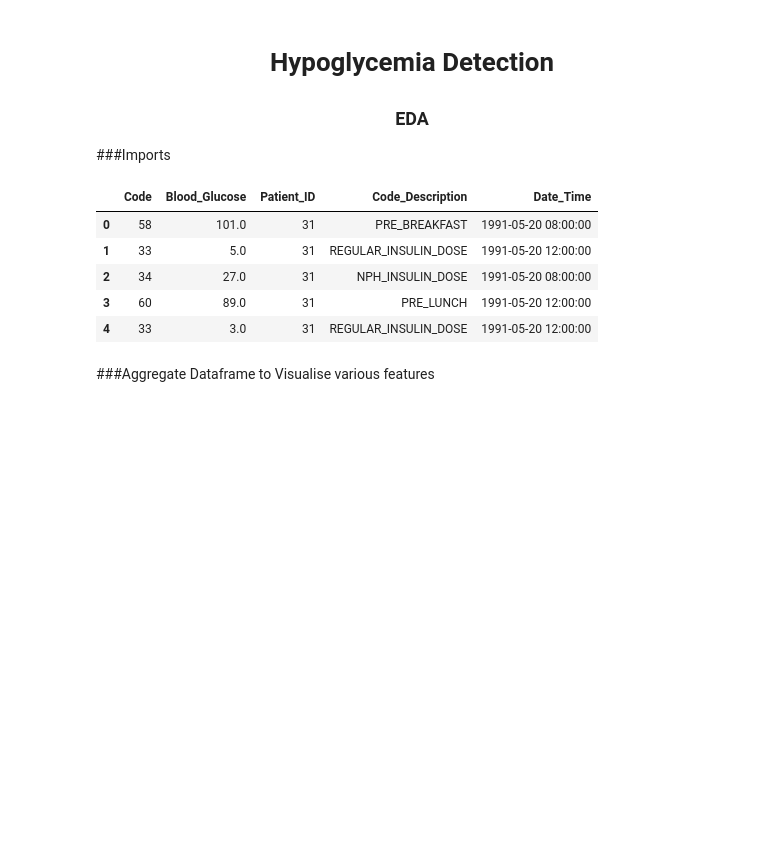
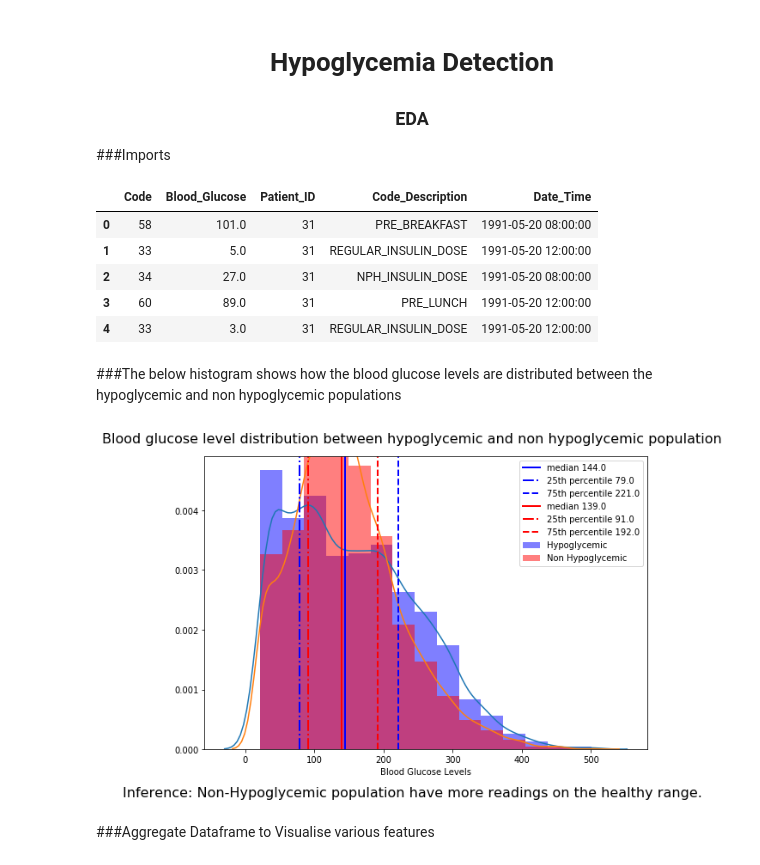
Before and after one commit to johngunaseelan/Hypoglycemia-Detection, a Jupyter notebook: Code/EDA-III.ipynb, the cells around one changed output. Cells and saved outputs as stored; diff of their text form; code cells hidden in the pictures; blank space fills up the shorter version.

```diff
--- a/Code/EDA-III.ipynb
+++ b/Code/EDA-III.ipynb
@@ -29,6 +29,48 @@ df.head()
 | 2 | 34 | 27.0 | 31 | NPH_INSULIN_DOSE | 1991-05-20 08:00:00 |
 | 3 | 60 | 89.0 | 31 | PRE_LUNCH | 1991-05-20 12:00:00 |
 | 4 | 33 | 3.0 | 31 | REGULAR_INSULIN_DOSE | 1991-05-20 12:00:00 |
+# %% [markdown]
+###The below histogram shows how the blood glucose levels are distributed between the hypoglycemic and non hypoglycemic populations
+# %%
+fig = plt.gcf()
+plt.suptitle('Blood glucose level distribution between hypoglycemic and non hypoglycemic population', fontsize=16)
+fig.set_size_inches(8, 6, forward=True)
+df['Hypo_Flag'] = False
+df.loc[df['Patient_ID'].isin(df.loc[df['Code_Description'] == 'HYPOGLYCEMIC_SYMPTOMS', 'Patient_ID'].unique()),'Hypo_Flag'] = True
+
+df[df['Hypo_Flag']==True].head()
+
+sns.distplot(df.loc[(df['Hypo_Flag']==True) & (df['Blood_Glucose']>20),'Blood_Glucose'], kde=True,bins=15,
+             label='Hypoglycemic', hist_kws={"color": "b", "alpha":0.5}, axlabel='Blood Glucose Levels')
+sns.distplot(df.loc[(df['Hypo_Flag']==False) & (df['Blood_Glucose']>20),'Blood_Glucose'], kde=True, bins=15,
+             label='Non Hypoglycemic', hist_kws={"color": "r", "alpha":0.5}, axlabel='Blood Glucose Levels')
+
+plt.axvline(df.loc[(df['Hypo_Flag']==True) & (df['Blood_Glucose']>20),'Blood_Glucose'].median(), color='b', linestyle='-', linewidth=2,
+            label='median '+str(df.loc[(df['Hypo_Flag']==True) & (df['Blood_Glucose']>20),'Blood_Glucose'].median()))
+plt.axvline(df.loc[(df['Hypo_Flag']==True) & (df['Blood_Glucose']>20),'Blood_Glucose'].quantile(.25), color='b', linestyle='-.', linewidth=2,
+           label='25th percentile '+str(df.loc[(df['Hypo_Flag']==True) & (df['Blood_Glucose']>20),'Blood_Glucose'].quantile(.25)))
+plt.axvline(df.loc[(df['Hypo_Flag']==True) & (df['Blood_Glucose']>20),'Blood_Glucose'].quantile(.75), color='b', linestyle='--', linewidth=2,
+           label='75th percentile '+str(df.loc[(df['Hypo_Flag']==True) & (df['Blood_Glucose']>20),'Blood_Glucose'].quantile(.75)))
+
+
+plt.axvline(df.loc[(df['Hypo_Flag']==False) & (df['Blood_Glucose']>20),'Blood_Glucose'].median(), color='r', linestyle='-', linewidth=2,
+            label='median '+str(df.loc[(df['Hypo_Flag']==False) & (df['Blood_Glucose']>20),'Blood_Glucose'].median()))
+plt.axvline(df.loc[(df['Hypo_Flag']==False) & (df['Blood_Glucose']>20),'Blood_Glucose'].quantile(.25), color='r', linestyle='-.', linewidth=2,
+           label='25th percentile '+str(df.loc[(df['Hypo_Flag']==False) & (df['Blood_Glucose']>20),'Blood_Glucose'].quantile(.25)))
+plt.axvline(df.loc[(df['Hypo_Flag']==False) & (df['Blood_Glucose']>20),'Blood_Glucose'].quantile(.75), color='r', linestyle='--', linewidth=2,
+           label='75th percentile '+str(df.loc[(df['Hypo_Flag']==False) & (df['Blood_Glucose']>20),'Blood_Glucose'].quantile(.75)))
+
+fig.text(0.5,0, 'Inference: Non-Hypoglycemic population have more readings on the healthy range.',horizontalalignment='center',
+     verticalalignment='baseline',
+     size=16)
+
+#ax.set(xlabel='Blood Glucose')
+plt.tight_layout(rect=[0, 0.03, 1, 0.95])
+plt.legend()
+#plt.xticks(range(20,int(df['Blood_Glucose'].max()),30))
+plt.show()
+# %% [output]
+[figure, added]
 # %% [markdown]
 ###Aggregate Dataframe to Visualise various features
 # %%
```
Also changed, not shown: parts of 2 cells of this notebook, 1 other file.
